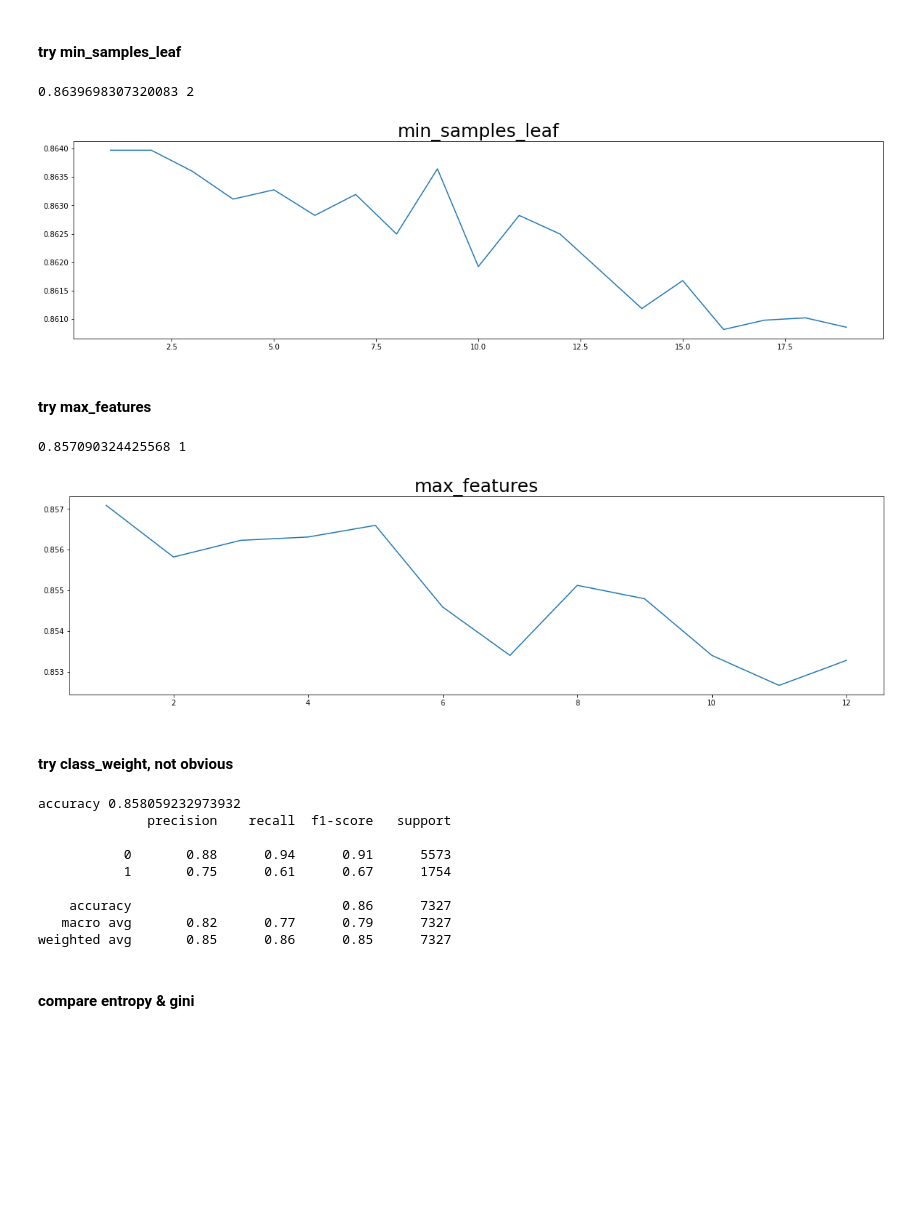
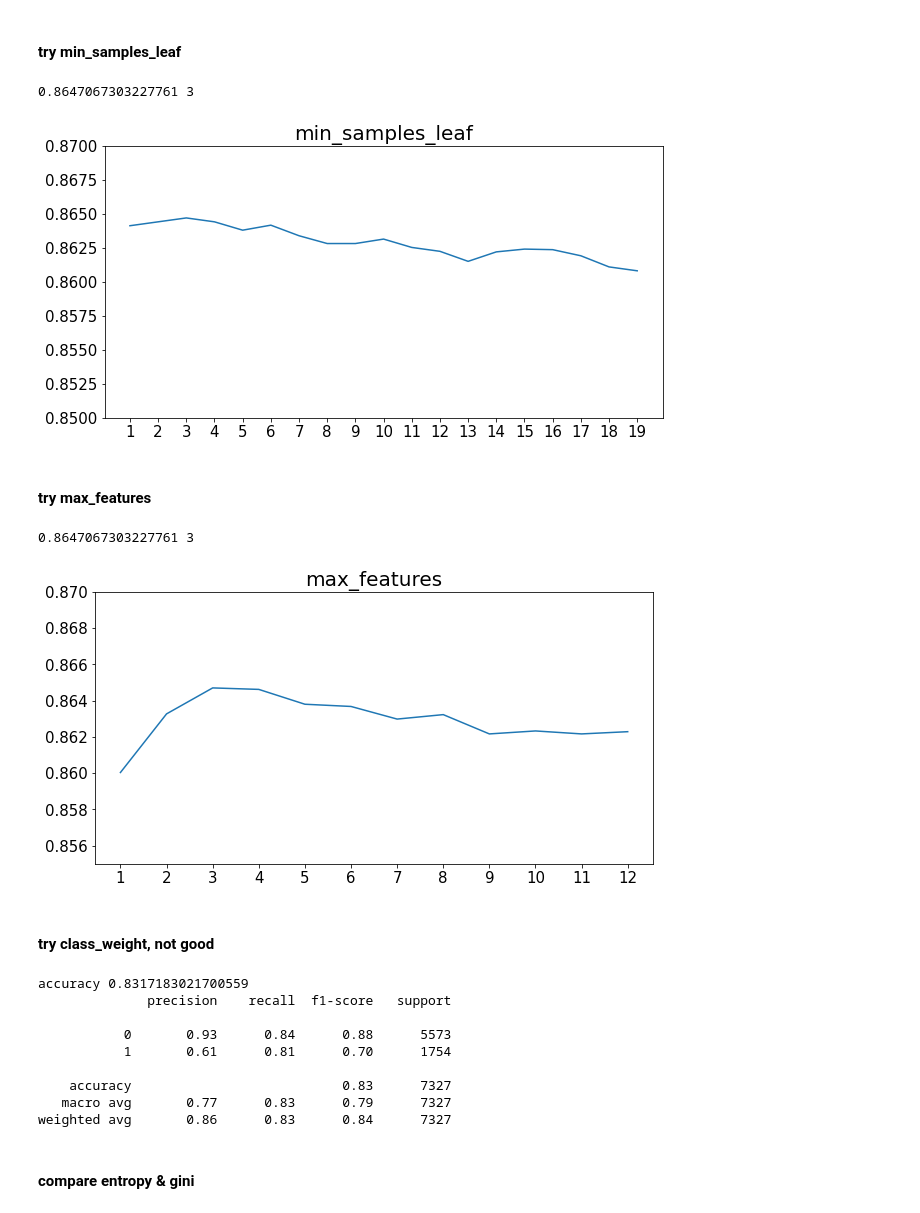
Before and after one commit to wkhalil/CS-5228, a Jupyter notebook: models/random forest.ipynb, the cells around one changed output. Cells and saved outputs as stored; diff of their text form; code cells hidden in the pictures; blank space fills up the shorter version.

```diff
--- a/models/random forest.ipynb
+++ b/models/random forest.ipynb
@@ -188,15 +190,16 @@ plt.show()
 # %%
 # n_estimator, fine tuning
 score_list = []
-for i in range(120, 140):
-    clf = RandomForestClassifier(n_estimators = i, n_jobs=-1, random_state=90)
+for i in range(130, 150, 2):
+    clf = RandomForestClassifier(n_estimators = i, n_jobs=-1, random_state=95)
     score = cross_val_score(clf, X, Y, cv=10).mean()
     score_list.append(score)
-print(max(score_list), score_list.index(max(score_list))+120)
-plt.figure(figsize=[20,5])
-plt.plot(range(120,140), score_list)
-plt.title("n_estimators fine tuning", fontsize=25)
+print(max(score_list), score_list.index(max(score_list))*2+130)
+plt.figure(figsize=[10,5])
+plt.plot(range(130, 150, 2), score_list)
+plt.title("n_estimators fine tuning", fontsize=20)
+plt.xticks(range(130, 150, 2),fontsize=15)
+plt.yticks(fontsize=15)
+plt.ylim(0.83,0.88)
 plt.show()
-
-# find the best n_estimator is around 122
 # %% [output]
@@ -208,12 +211,15 @@ plt.show()
 # max_depth
 score_list = []
 for i in range(1, 20):
-    clf = RandomForestClassifier(n_estimators = 122, max_depth=i, n_jobs=-1, random_state=90)
+    clf = RandomForestClassifier(n_estimators = 134, max_depth=i, n_jobs=-1, random_state=90)
     score = cross_val_score(clf, X, Y, cv=10).mean()
     score_list.append(score)
 print(max(score_list), score_list.index(max(score_list))+1)
-plt.figure(figsize=[20,5])
+plt.figure(figsize=[10,5])
 plt.plot(range(1,20), score_list)
-plt.title("max_depth", fontsize=25)
+plt.title("max_depth", fontsize=20)
+plt.xticks(range(1,20),fontsize=15)
+plt.yticks(fontsize=15)
+plt.ylim(0.7,0.9)
 plt.show()
 # %% [output]
@@ -225,53 +231,59 @@ plt.show()
 # min_samples_leaf
 score_list = []
 for i in range(1, 20):
-    clf = RandomForestClassifier(n_estimators = 122, max_depth=13, min_samples_leaf = i, n_jobs=-1, random_state=90)
+    clf = RandomForestClassifier(n_estimators = 134, max_depth=15, min_samples_leaf = i, n_jobs=-1, random_state=90)
     score = cross_val_score(clf, X, Y, cv=10).mean()
     score_list.append(score)
 print(max(score_list), score_list.index(max(score_list))+1)
-plt.figure(figsize=[20,5])
+plt.figure(figsize=[10,5])
 plt.plot(range(1,20), score_list)
-plt.title("min_samples_leaf", fontsize=25)
+plt.title("min_samples_leaf", fontsize=20)
+plt.xticks(range(1, 20),fontsize=15)
+plt.yticks(fontsize=15)
+plt.ylim(0.85,0.87)
 plt.show()
 # %% [output]
-0.8639698307320083 2
+0.8647067303227761 3
-[figure, old version]
+[figure, new version]
 # %% [markdown]
 #### try max_features
 # %%
 # max_features
 
 score_list = []
 for i in range(1, 13):
-    clf = RandomForestClassifier(n_estimators = 122, max_features=i, n_jobs=-1, random_state=90)
+    clf = RandomForestClassifier(n_estimators = 134, max_depth=15, min_samples_leaf=3, max_features=i, n_jobs=-1, random_state=90)
     score = cross_val_score(clf, X, Y, cv=10).mean()
     score_list.append(score)
 print(max(score_list), score_list.index(max(score_list))+1)
-plt.figure(figsize=[20,5])
+plt.figure(figsize=[10,5])
 plt.plot(range(1,13), score_list)
-plt.title("max_features", fontsize=25)
+plt.title("max_features", fontsize=20)
+plt.xticks(range(1, 13),fontsize=15)
+plt.yticks(fontsize=15)
+plt.ylim(0.855,0.87)
 plt.show()
 # %% [output]
-0.857090324425568 1
+0.8647067303227761 3
-[figure, old version]
+[figure, new version]
 # %% [markdown]
-####  try class_weight, not obvious
+####  try class_weight, not good
 # %%
-clf = RandomForestClassifier(n_estimators=122, n_jobs = -1, random_state = 90, class_weight= 'balanced')
+clf = RandomForestClassifier(n_estimators = 134, max_depth=15, min_samples_leaf=3, max_features =3, n_jobs = -1, random_state = 90, class_weight= 'balanced')
 clf.fit(X_train, Y_train)
 Y_pred = clf.predict(X_val)
 print('accuracy', accuracy_score(Y_val, Y_pred))
 print(classification_report(Y_val, Y_pred))
 # %% [output]
-accuracy 0.858059232973932
+accuracy 0.8317183021700559
               precision    recall  f1-score   support
 
-           0       0.88      0.94      0.91      5573
-           1       0.75      0.61      0.67      1754
+           0       0.93      0.84      0.88      5573
+           1       0.61      0.81      0.70      1754
 
-    accuracy                           0.86      7327
-   macro avg       0.82      0.77      0.79      7327
-weighted avg       0.85      0.86      0.85      7327
+    accuracy                           0.83      7327
+   macro avg       0.77      0.83      0.79      7327
+weighted avg       0.86      0.83      0.84      7327
 # %% [markdown]
 #### compare entropy & gini
 # %%
```
Also changed, not shown: parts of 7 cells of this notebook, 5 other files.
